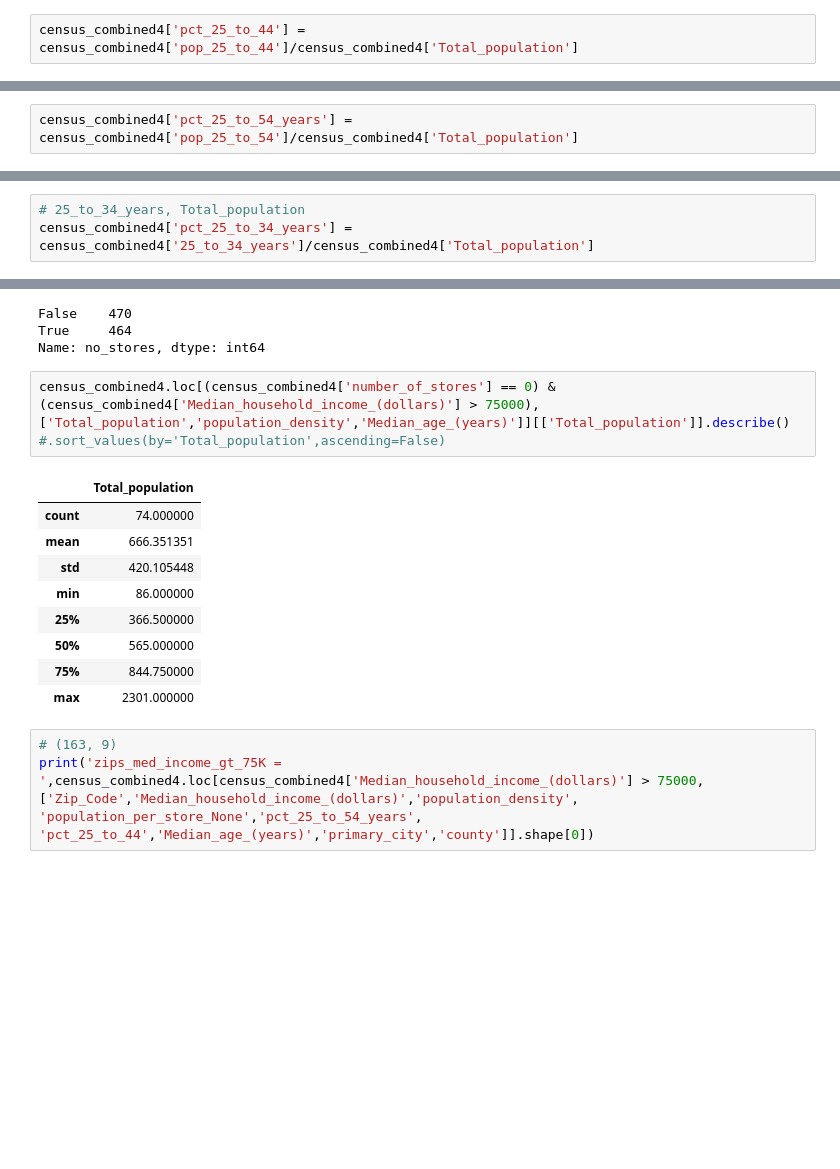
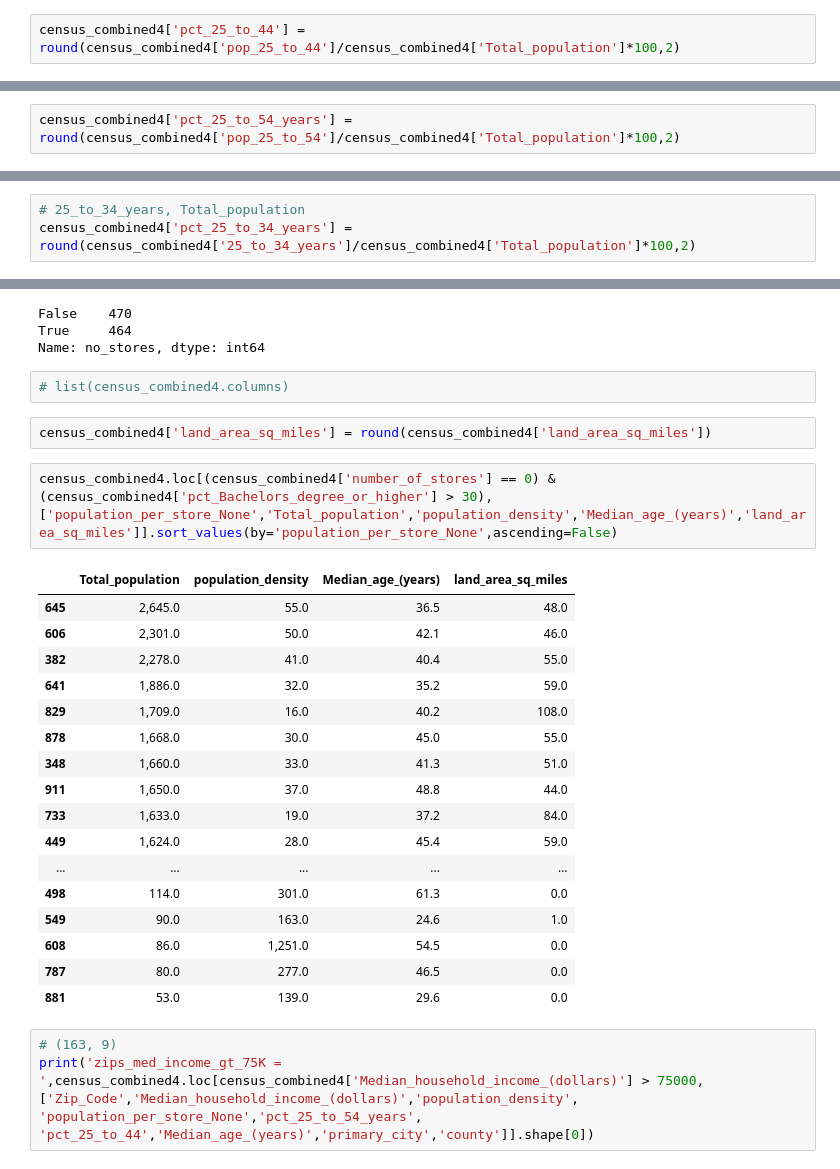
Before and after one commit to dgarbato/capstone, a Jupyter notebook: EDA Census data-New.ipynb, the cells around one changed output, grey strips where cells are left out. Cells and saved outputs as stored; diff of their text form; blank space fills up the shorter version.

```diff
--- a/EDA Census data-New.ipynb
+++ b/EDA Census data-New.ipynb
@@ -97,5 +182,5 @@ census_combined4['pop_25_to_44'].sum() # 778,218
 # %% [output]
 778218.0
 # %%
-census_combined4['pct_25_to_44'] = census_combined4['pop_25_to_44']/census_combined4['Total_population']
+census_combined4['pct_25_to_44'] = round(census_combined4['pop_25_to_44']/census_combined4['Total_population']*100,2)
 # %%
@@ -127,5 +202,5 @@ census_combined4.pop_25_to_54.sum() # 1,151,052
 # %% [output]
 1151052.0
 # %%
-census_combined4['pct_25_to_54_years'] = census_combined4['pop_25_to_54']/census_combined4['Total_population']
+census_combined4['pct_25_to_54_years'] = round(census_combined4['pop_25_to_54']/census_combined4['Total_population']*100,2)
 # %%
@@ -142,5 +214,5 @@ max        0.750000
 Name: pct_25_to_54_years, dtype: float64
 # %%
 # 25_to_34_years, Total_population
-census_combined4['pct_25_to_34_years'] = census_combined4['25_to_34_years']/census_combined4['Total_population']
+census_combined4['pct_25_to_34_years'] = round(census_combined4['25_to_34_years']/census_combined4['Total_population']*100,2)
 # %%
@@ -182,18 +251,30 @@ census_combined4['no_stores'].value_counts()
 False    470
 True     464
 Name: no_stores, dtype: int64
+# %%
+# list(census_combined4.columns)
+# %%
+census_combined4['land_area_sq_miles'] = round(census_combined4['land_area_sq_miles'])
 # %%
-census_combined4.loc[(census_combined4['number_of_stores'] == 0) & (census_combined4['Median_household_income_(dollars)'] > 75000),['Total_population','population_density','Median_age_(years)']][['Total_population']].describe() #.sort_values(by='Total_population',ascending=False)
+census_combined4.loc[(census_combined4['number_of_stores'] == 0) & (census_combined4['pct_Bachelors_degree_or_higher'] > 30),['population_per_store_None','Total_population','population_density','Median_age_(years)','land_area_sq_miles']].sort_values(by='population_per_store_None',ascending=False)
 # %% [output]
-|  | Total_population |
-| count | 74.000000 |
-| mean | 666.351351 |
-| std | 420.105448 |
-| min | 86.000000 |
-| 25% | 366.500000 |
-| 50% | 565.000000 |
-| 75% | 844.750000 |
-| max | 2301.000000 |
+|  | Total_population | population_density | Median_age_(years) | land_area_sq_miles |
+| 645 | 2,645.0 | 55.0 | 36.5 | 48.0 |
+| 606 | 2,301.0 | 50.0 | 42.1 | 46.0 |
+| 382 | 2,278.0 | 41.0 | 40.4 | 55.0 |
+| 641 | 1,886.0 | 32.0 | 35.2 | 59.0 |
+| 829 | 1,709.0 | 16.0 | 40.2 | 108.0 |
+| 878 | 1,668.0 | 30.0 | 45.0 | 55.0 |
+| 348 | 1,660.0 | 33.0 | 41.3 | 51.0 |
+| 911 | 1,650.0 | 37.0 | 48.8 | 44.0 |
+| 733 | 1,633.0 | 19.0 | 37.2 | 84.0 |
+| 449 | 1,624.0 | 28.0 | 45.4 | 59.0 |
+| ... | ... | ... | ... | ... |
+| 498 | 114.0 | 301.0 | 61.3 | 0.0 |
+| 549 | 90.0 | 163.0 | 24.6 | 1.0 |
+| 608 | 86.0 | 1,251.0 | 54.5 | 0.0 |
+| 787 | 80.0 | 277.0 | 46.5 | 0.0 |
+| 881 | 53.0 | 139.0 | 29.6 | 0.0 |
 # %%
 # (163, 9)
 print('zips_med_income_gt_75K = ',census_combined4.loc[census_combined4['Median_household_income_(dollars)'] > 75000,['Zip_Code','Median_household_income_(dollars)','population_density', 'population_per_store_None','pct_25_to_54_years', 'pct_25_to_44','Median_age_(years)','primary_city','county']].shape[0])
```
Also changed, not shown: parts of 55 cells of this notebook, 2 other files.
